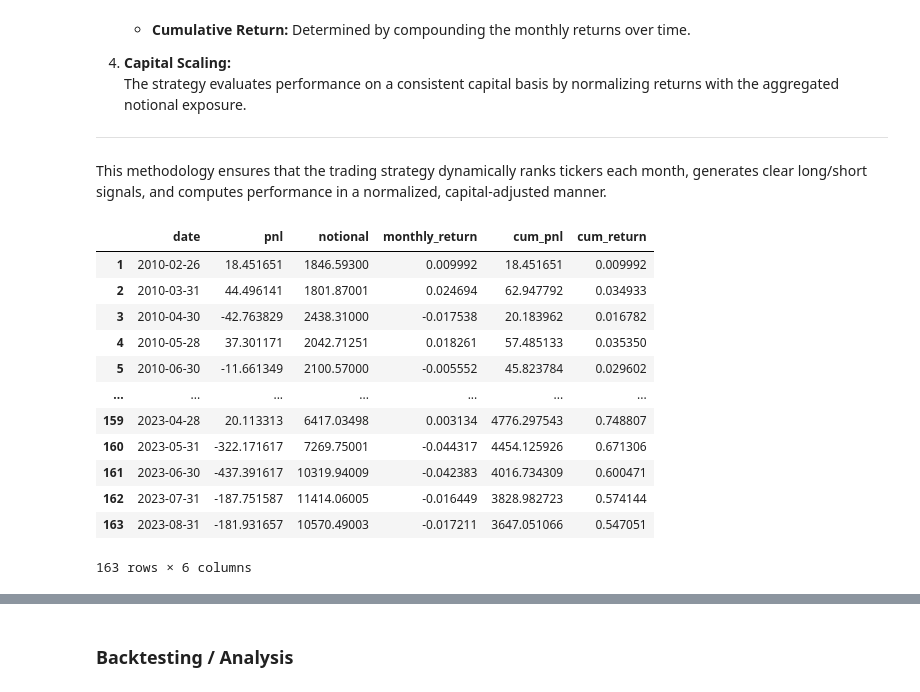
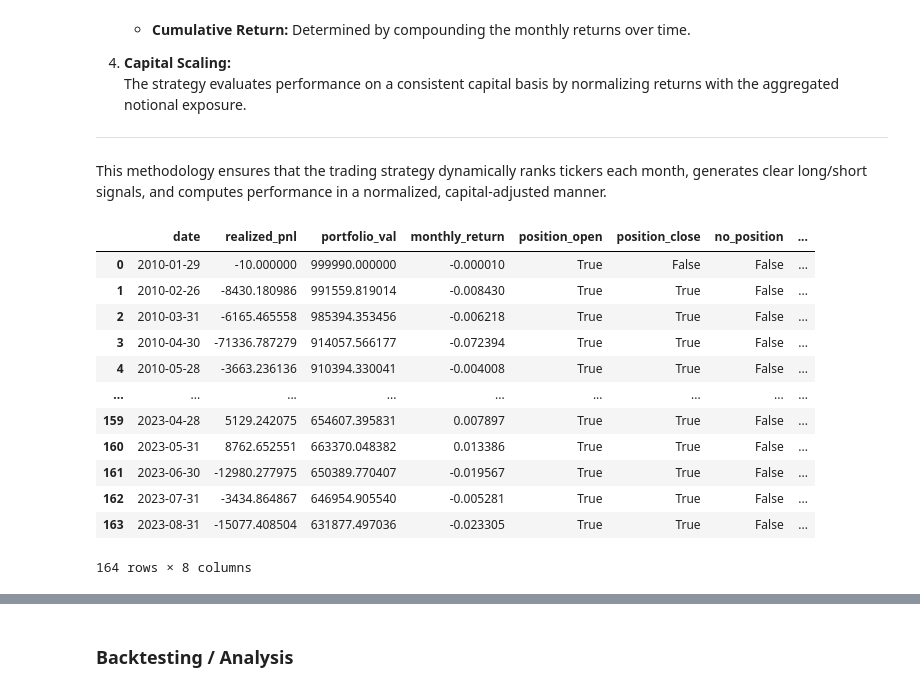
Before and after one commit to roshnx/buy-rough-sell-smooth, a Jupyter notebook: Trading_Strategy/trading_strategy.ipynb, the cells around one changed output, grey strips where cells are left out. Saved outputs shown, nothing was run; the diff lists cells and outputs as text; code cells hidden in the pictures.

```diff
--- a/Trading_Strategy/trading_strategy.ipynb
+++ b/Trading_Strategy/trading_strategy.ipynb
@@ -40,3 +38,7 @@ from functools import reduce
 from scipy.stats import skew, kurtosis
 # %% [markdown]
 ### **H Value Data**
+# %%
+realised_h_df = pd.read_csv(r'.//Realized_H/Realized_H_Data.csv')
+realised_h_df.rename(columns={'Realized_H':'H_value'}, inplace=True)
+realised_h_df
@@ -43,5 +117,4 @@ from scipy.stats import skew, kurtosis
 # %%
-realised_h_df = pd.read_csv(r'/Users/pr/Downloads/UChicago MSFM/Winter Quarter/QTS/Project/buy-rough-sell-smooth/Realized_H_Data.csv')
-realised_h_df.rename(columns={'Realized_H':'H_value'}, inplace=True)
-realised_h_df
+monthly_prices = pd.read_csv(r"/Users/pr/Downloads/UChicago MSFM/Winter Quarter/QTS/Project/buy-rough-sell-smooth/monthly_ticker_prices.csv")
+monthly_prices
 # %% [output]
@@ -135,8 +190,8 @@ By default, the strategy assumes trading 1 share per asset, though this can be a
 
 This methodology ensures that the trading strategy dynamically ranks tickers each month, generates clear long/short signals, and computes performance in a normalized, capital-adjusted manner.
 # %%
-# Modify the function to rank h_vals into quintiles per date
-def rank_H_quintiles(df):
+# Modify the function to rank h_vals into groups per date
+def rank_H_quintiles(df, groups=5):
     # Ensure date column is in datetime format
     monthly = df.copy()
     monthly["date"] = pd.to_datetime(monthly["date"])
@@ -147,7 +202,7 @@ def rank_H_quintiles(df):
     # Assign quintile ranks (1 to 5) based on h_val per date
     monthly["h_rank"] = (
     monthly.groupby("date")["H_value"]
-    .transform(lambda x: pd.qcut(-x, q=5, labels=False, duplicates='drop') + 1)
+    .transform(lambda x: pd.qcut(-x, q=groups, labels=False, duplicates='drop') + 1)
     )
 
     # Sort final result by ticker & date
@@ -155,16 +210,16 @@ def rank_H_quintiles(df):
 
     return monthly
 # %%
-def generate_signal(rank_val, long=5, short=1, strat="long/short"):
+def generate_signal(rank_val, long=5, short=1, strat="long-short"):
     """
     Example signal generator for demonstration.
     Adjust as needed for your actual logic.
     """
-    if strat == "long_only":
+    if strat == "long":
         return 1 if rank_val == long else 0
-    elif strat == "short_only":
+    elif strat == "short":
         return -1 if rank_val == short else 0
-    else:  # long/short
+    else:  # long-short
         if rank_val == long:
             return 1
         elif rank_val == short:
@@ -258,25 +439,25 @@ def trading_strategy(
 # %%
 realised_h_rank_df = rank_H_quintiles(realised_h_df)
 realised_h_positions, realised_h_strat_returns = trading_strategy(
     realised_h_rank_df,
+    monthly_prices,
     long=5,
     short=1,
-    annual_short_borrow=0.02,      # e.g. 2% annual for short positions
-    trading_months_per_year=252,
-    strat = "long/short",
+    strat = "long-short",
+    weighted_allocation=True
 )
 realised_h_strat_returns
 # %% [output]
-|  | date | pnl | notional | monthly_return | cum_pnl | cum_return |
-| 1 | 2010-02-26 | 18.451651 | 1846.59300 | 0.009992 | 18.451651 | 0.009992 |
-| 2 | 2010-03-31 | 44.496141 | 1801.87001 | 0.024694 | 62.947792 | 0.034933 |
-| 3 | 2010-04-30 | -42.763829 | 2438.31000 | -0.017538 | 20.183962 | 0.016782 |
-| 4 | 2010-05-28 | 37.301171 | 2042.71251 | 0.018261 | 57.485133 | 0.035350 |
-| 5 | 2010-06-30 | -11.661349 | 2100.57000 | -0.005552 | 45.823784 | 0.029602 |
-| ... | ... | ... | ... | ... | ... | ... |
-| 159 | 2023-04-28 | 20.113313 | 6417.03498 | 0.003134 | 4776.297543 | 0.748807 |
-| 160 | 2023-05-31 | -322.171617 | 7269.75001 | -0.044317 | 4454.125926 | 0.671306 |
-| 161 | 2023-06-30 | -437.391617 | 10319.94009 | -0.042383 | 4016.734309 | 0.600471 |
-| 162 | 2023-07-31 | -187.751587 | 11414.06005 | -0.016449 | 3828.982723 | 0.574144 |
-| 163 | 2023-08-31 | -181.931657 | 10570.49003 | -0.017211 | 3647.051066 | 0.547051 |
+|  | date | realized_pnl | portfolio_val | monthly_return | position_open | position_close | no_position | ... |
+| 0 | 2010-01-29 | -10.000000 | 999990.000000 | -0.000010 | True | False | False | ... |
+| 1 | 2010-02-26 | -8430.180986 | 991559.819014 | -0.008430 | True | True | False | ... |
+| 2 | 2010-03-31 | -6165.465558 | 985394.353456 | -0.006218 | True | True | False | ... |
+| 3 | 2010-04-30 | -71336.787279 | 914057.566177 | -0.072394 | True | True | False | ... |
+| 4 | 2010-05-28 | -3663.236136 | 910394.330041 | -0.004008 | True | True | False | ... |
+| ... | ... | ... | ... | ... | ... | ... | ... | ... |
+| 159 | 2023-04-28 | 5129.242075 | 654607.395831 | 0.007897 | True | True | False | ... |
+| 160 | 2023-05-31 | 8762.652551 | 663370.048382 | 0.013386 | True | True | False | ... |
+| 161 | 2023-06-30 | -12980.277975 | 650389.770407 | -0.019567 | True | True | False | ... |
+| 162 | 2023-07-31 | -3434.864867 | 646954.905540 | -0.005281 | True | True | False | ... |
+| 163 | 2023-08-31 | -15077.408504 | 631877.497036 | -0.023305 | True | True | False | ... |
-163 rows × 6 columns
+164 rows × 8 columns
```
Also changed, not shown: parts of 33 cells of this notebook.
